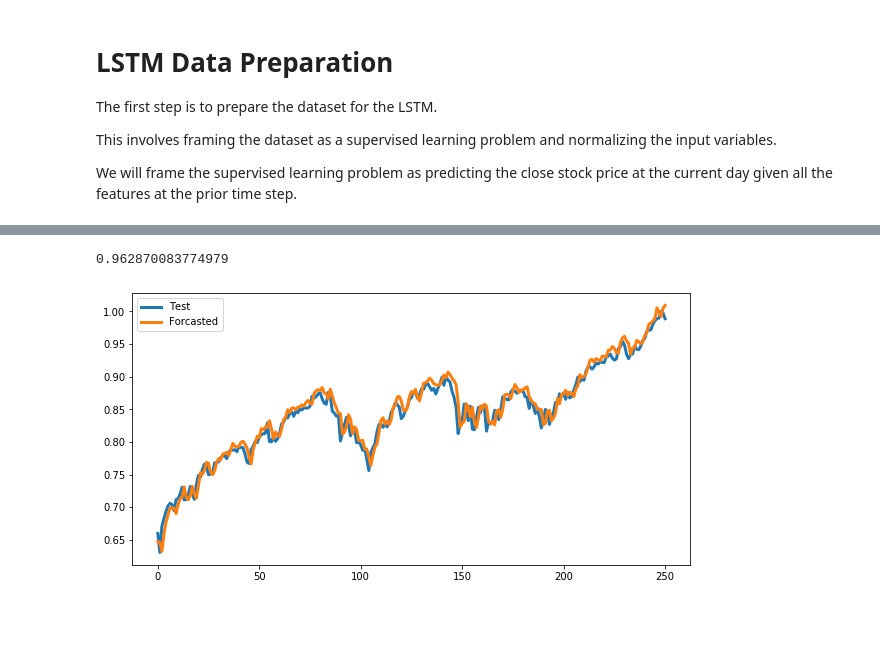
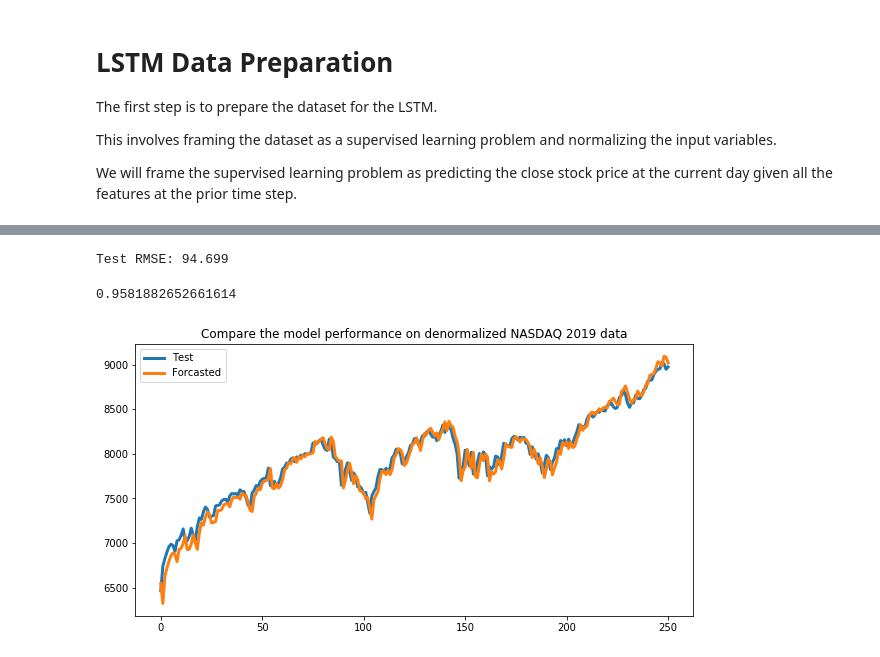
Before and after one commit to KoalaChelsea/NASDAQ-Time-Series-Project, a Jupyter notebook: LSTM Multivariate using prior time step.ipynb, the cells around one changed output, grey strips where cells are left out. Drawn from its saved outputs; the diff is of its cells as text; code cells hidden in the pictures; blank space fills up the shorter version.

```diff
--- a/LSTM Multivariate using prior time step.ipynb
+++ b/LSTM Multivariate using prior time step.ipynb
@@ -261,6 +239,6 @@ def series_to_supervised(data, n_in=1, n_out=1, dropnan=True):
 # frame as supervised learning
 reframed = series_to_supervised(values, 1, 1)
 # drop columns we don't want to predict
-reframed.drop(reframed.columns[[9,11,12,13,14,15,16,17]], axis=1, inplace=True)
+reframed.drop(reframed.columns[[6,7,8,9]], axis=1, inplace=True)
 print(reframed.head())
 # %% [output]
@@ -280,13 +251,16 @@ print(reframed.head())
 # %%
 # split into train and test sets
 values = reframed.values
-train = values[0:-251, :]
-test = values[-251:, :]
+train = values[0:2263, :]
+test = values[2264:-77, :]
+valid = values[-77:, :]
 # split into input and outputs
 X_train, y_train = train[:, :-1], train[:, -1]
 X_test, y_test = test[:, :-1], test[:, -1]
+X_valid, y_valid = valid[:, :-1], valid[:, -1]
 # reshape input to be 3D [samples, timesteps, features]
 X_train = X_train.reshape((X_train.shape[0], 1, X_train.shape[1]))
 X_test = X_test.reshape((X_test.shape[0], 1, X_test.shape[1]))
-print(X_train.shape, y_train.shape, X_test.shape, y_test.shape)
+X_valid = X_valid.reshape((X_valid.shape[0], 1, X_valid.shape[1]))
+print(X_train.shape, y_train.shape, X_test.shape, y_test.shape, X_valid.shape, y_valid.shape)
 # %% [output]
@@ -312,8 +286,10 @@ Non-trainable params: 0
 _________________________________________________________________
 None
 # %%
+import random
+random.seed(777)
 model.compile(loss='mean_squared_error', optimizer='adam', metrics = ['mean_squared_error'])
-history = model.fit(X_train, y_train, epochs=50, batch_size = 128,
+history = model.fit(X_train, y_train, epochs=100, batch_size = 128,
                     validation_data=(X_test, y_test), shuffle=False)
 # %% [output]
 Train on 2263 samples, validate on 251 samples
@@ -353,14 +329,32 @@ Test Score: 0.00017 MSE (0.01 RMSE)
+# %%
+# make a prediction
+yhat =  model.predict(X_test)
+X_test = X_test.reshape((X_test.shape[0], X_test.shape[2]))
+# invert scaling for forecast
+inv_yhat = np.concatenate((yhat, X_test[:, 1:]), axis=1)
+inv_yhat = scaler.inverse_transform(inv_yhat)
+inv_yhat = inv_yhat[:,0]
+# invert scaling for actual
+y_test = y_test.reshape((len(y_test), 1))
+inv_y = np.concatenate((y_test, X_test[:, 1:]), axis=1)
+inv_y = scaler.inverse_transform(inv_y)
+inv_y = inv_y[:,0]
+# calculate RMSE
+rmse = sqrt(mean_squared_error(inv_y, inv_yhat))
+print('Test RMSE: %.3f' % rmse)
+# %% [output]
+Test RMSE: 94.699
 # %%
 from sklearn.metrics import r2_score
-y_pred = model.predict(X_test)
-print(r2_score(y_test, y_pred))
+print(r2_score(y_test, yhat))
 # %% [output]
-0.962870083774979
+0.9581882652661614
 # %%
 plt.figure(figsize=(10,5))
-plt.plot(y_test, linewidth=3)
-plt.plot(y_pred, linewidth=3)
+plt.plot(inv_y, linewidth=3)
+plt.plot(inv_yhat, linewidth=3)
+plt.title('Compare the model performance on denormalized NASDAQ 2019 data')
 plt.legend(('Test','Forcasted'))
 plt.show()
 # %% [output]
-[figure, old version]
+[figure, new version]
```
Also changed, not shown: parts of 29 cells of this notebook.
